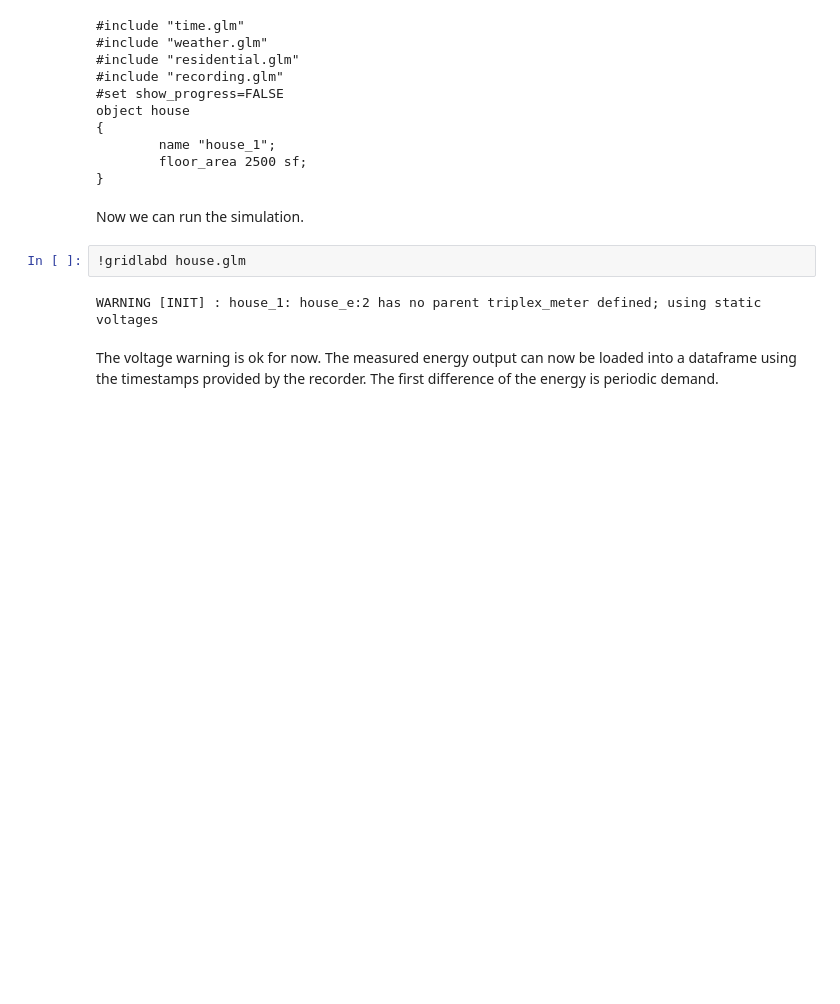
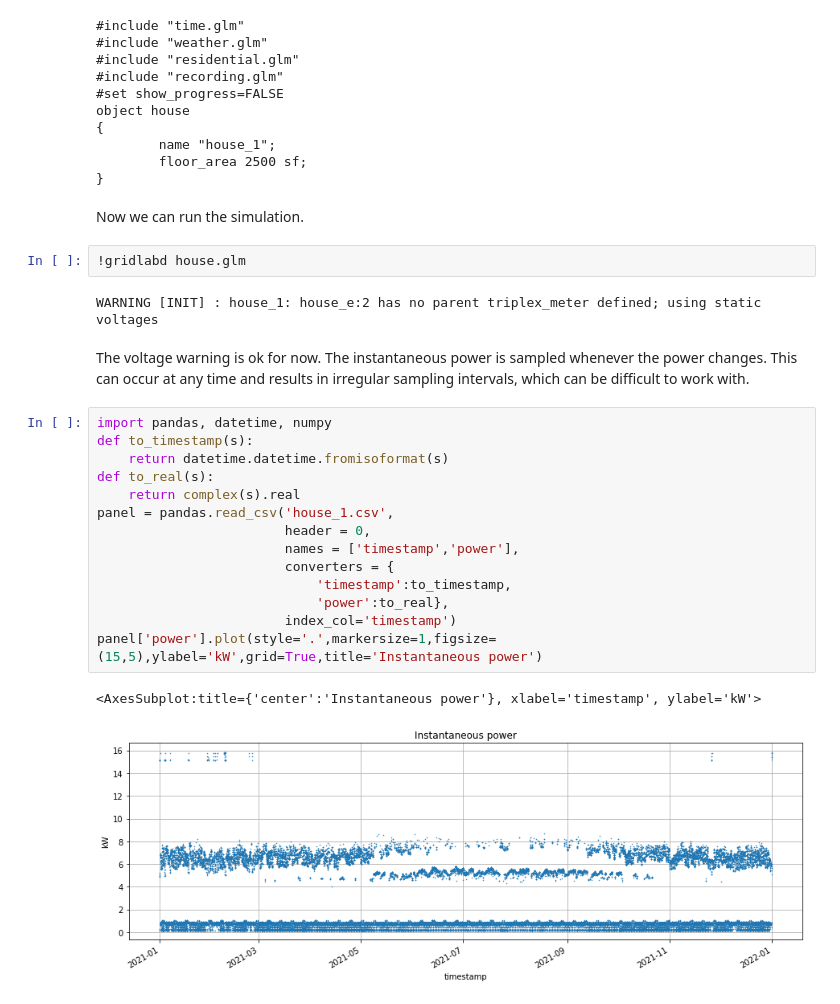
Before and after one commit to slacgismo/load_decomposition, a Jupyter notebook: data/Load_decomposition.ipynb, the cells around one changed output. Cells and saved outputs as stored; diff of their text form; blank space fills up the shorter version.

```diff
--- a/data/Load_decomposition.ipynb
+++ b/data/Load_decomposition.ipynb
@@ -82,5 +82,22 @@ Now we can run the simulation.
 !gridlabd house.glm
 # %% [output]
 WARNING [INIT] : house_1: house_e:2 has no parent triplex_meter defined; using static voltages
-# %% [markdown]
-The voltage warning is ok for now.  The measured energy output can now be loaded into a dataframe using the timestamps provided by the recorder. The first difference of the energy is periodic demand.
+# %% [markdown]
+The voltage warning is ok for now.  The instantaneous power is sampled whenever the power changes. This can occur at any time and results in irregular sampling intervals, which can be difficult to work with.
+# %%
+import pandas, datetime, numpy
+def to_timestamp(s):
+    return datetime.datetime.fromisoformat(s)
+def to_real(s):
+    return complex(s).real
+panel = pandas.read_csv('house_1.csv',
+                        header = 0,
+                        names = ['timestamp','power'],
+                        converters = {
+                            'timestamp':to_timestamp,
+                            'power':to_real},
+                        index_col='timestamp')
+panel['power'].plot(style='.',markersize=1,figsize=(15,5),ylabel='kW',grid=True,title='Instantaneous power')
+# %% [output]
+<AxesSubplot:title={'center':'Instantaneous power'}, xlabel='timestamp', ylabel='kW'>
+[figure, added]
```
Also changed, not shown: parts of 6 cells of this notebook, 5 other files.
